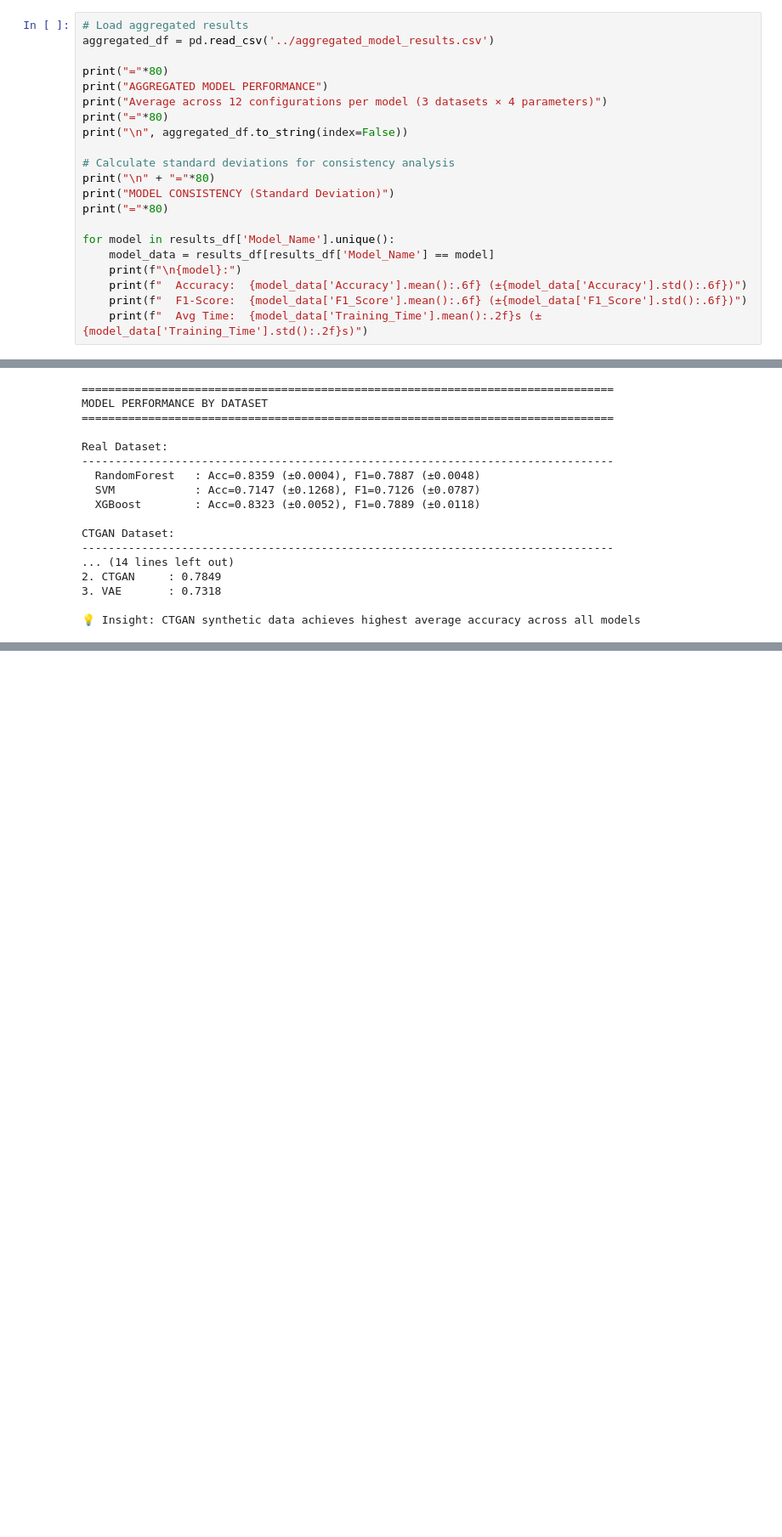
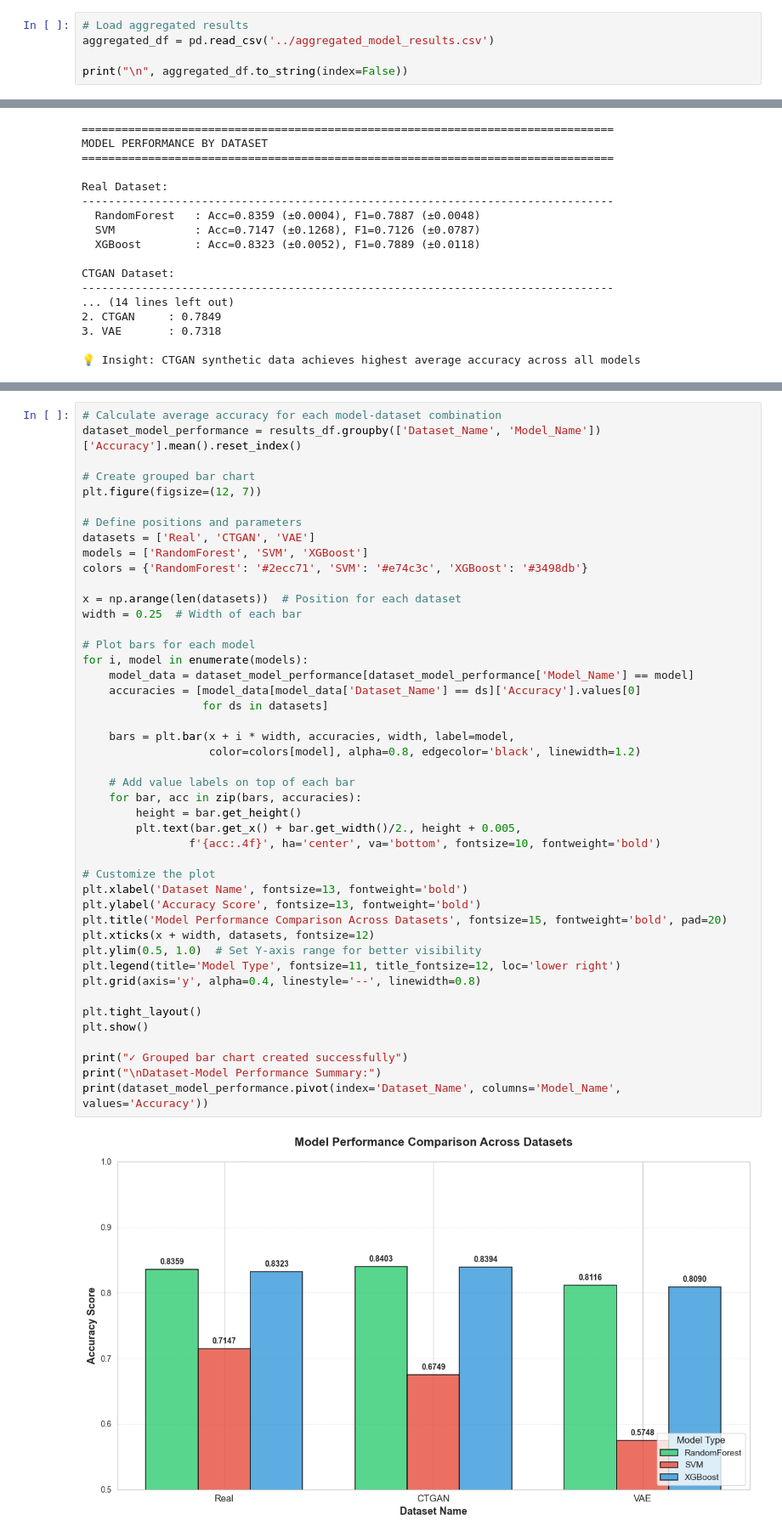
Before and after one commit to Mahmoud-Gamal-Elgendy/Statistical-ML-Diabetes-Evaluation, a Jupyter notebook: Reports/Experimental_Results_Analysis.ipynb, the cells around one changed output, grey strips where cells are left out. Shown at 85% size. Drawn from its saved outputs; the diff is of its cells as text; blank space fills up the shorter version.

```diff
--- a/Reports/Experimental_Results_Analysis.ipynb
+++ b/Reports/Experimental_Results_Analysis.ipynb
@@ -199,21 +121,5 @@ Average performance metrics across all datasets and parameter configurations.
 # Load aggregated results
 aggregated_df = pd.read_csv('../aggregated_model_results.csv')
 
-print("="*80)
-print("AGGREGATED MODEL PERFORMANCE")
-print("Average across 12 configurations per model (3 datasets × 4 parameters)")
-print("="*80)
 print("\n", aggregated_df.to_string(index=False))
-
-# Calculate standard deviations for consistency analysis
-print("\n" + "="*80)
-print("MODEL CONSISTENCY (Standard Deviation)")
-print("="*80)
-
-for model in results_df['Model_Name'].unique():
-    model_data = results_df[results_df['Model_Name'] == model]
-    print(f"\n{model}:")
-    print(f"  Accuracy:  {model_data['Accuracy'].mean():.6f} (±{model_data['Accuracy'].std():.6f})")
-    print(f"  F1-Score:  {model_data['F1_Score'].mean():.6f} (±{model_data['F1_Score'].std():.6f})")
-    print(f"  Avg Time:  {model_data['Training_Time'].mean():.2f}s (±{model_data['Training_Time'].std():.2f}s)")
 # %% [output]
@@ -500,0 +354,47 @@ CTGAN Dataset:
+# %%
+# Calculate average accuracy for each model-dataset combination
+dataset_model_performance = results_df.groupby(['Dataset_Name', 'Model_Name'])['Accuracy'].mean().reset_index()
+
+# Create grouped bar chart
+plt.figure(figsize=(12, 7))
+
+# Define positions and parameters
+datasets = ['Real', 'CTGAN', 'VAE']
+models = ['RandomForest', 'SVM', 'XGBoost']
+colors = {'RandomForest': '#2ecc71', 'SVM': '#e74c3c', 'XGBoost': '#3498db'}
+
+x = np.arange(len(datasets))  # Position for each dataset
+width = 0.25  # Width of each bar
+
+# Plot bars for each model
+for i, model in enumerate(models):
+    model_data = dataset_model_performance[dataset_model_performance['Model_Name'] == model]
+    accuracies = [model_data[model_data['Dataset_Name'] == ds]['Accuracy'].values[0]
+                  for ds in datasets]
+
+    bars = plt.bar(x + i * width, accuracies, width, label=model,
+                   color=colors[model], alpha=0.8, edgecolor='black', linewidth=1.2)
+
+    # Add value labels on top of each bar
+    for bar, acc in zip(bars, accuracies):
+        height = bar.get_height()
+        plt.text(bar.get_x() + bar.get_width()/2., height + 0.005,
+                f'{acc:.4f}', ha='center', va='bottom', fontsize=10, fontweight='bold')
+
+# Customize the plot
+plt.xlabel('Dataset Name', fontsize=13, fontweight='bold')
+plt.ylabel('Accuracy Score', fontsize=13, fontweight='bold')
+plt.title('Model Performance Comparison Across Datasets', fontsize=15, fontweight='bold', pad=20)
+plt.xticks(x + width, datasets, fontsize=12)
+plt.ylim(0.5, 1.0)  # Set Y-axis range for better visibility
+plt.legend(title='Model Type', fontsize=11, title_fontsize=12, loc='lower right')
+plt.grid(axis='y', alpha=0.4, linestyle='--', linewidth=0.8)
+
+plt.tight_layout()
+plt.show()
+
+print("✓ Grouped bar chart created successfully")
+print("\nDataset-Model Performance Summary:")
+print(dataset_model_performance.pivot(index='Dataset_Name', columns='Model_Name', values='Accuracy'))
+# %% [output]
+[figure, added]
```
Also changed, not shown: parts of 17 cells of this notebook, 1 other file.
